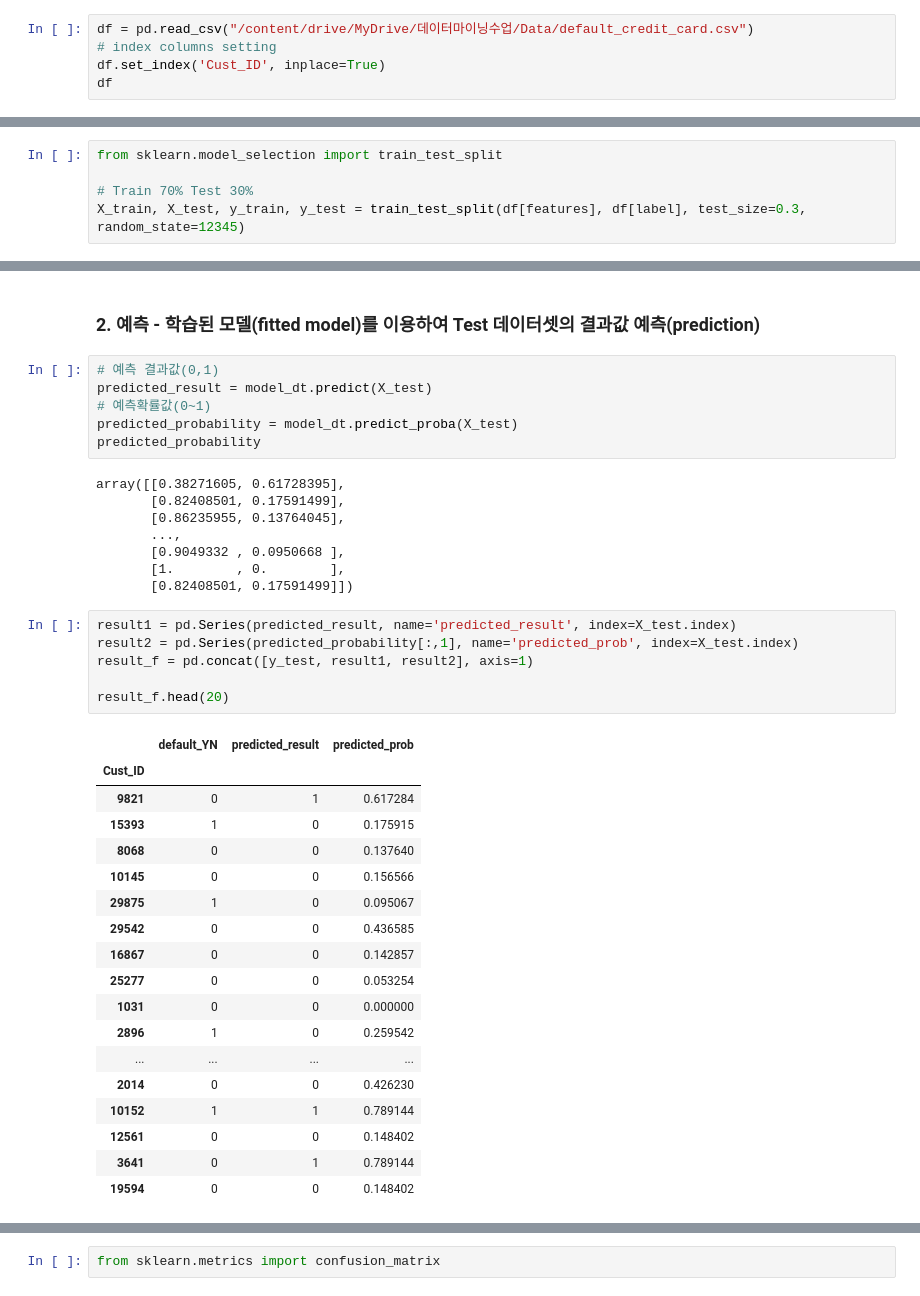
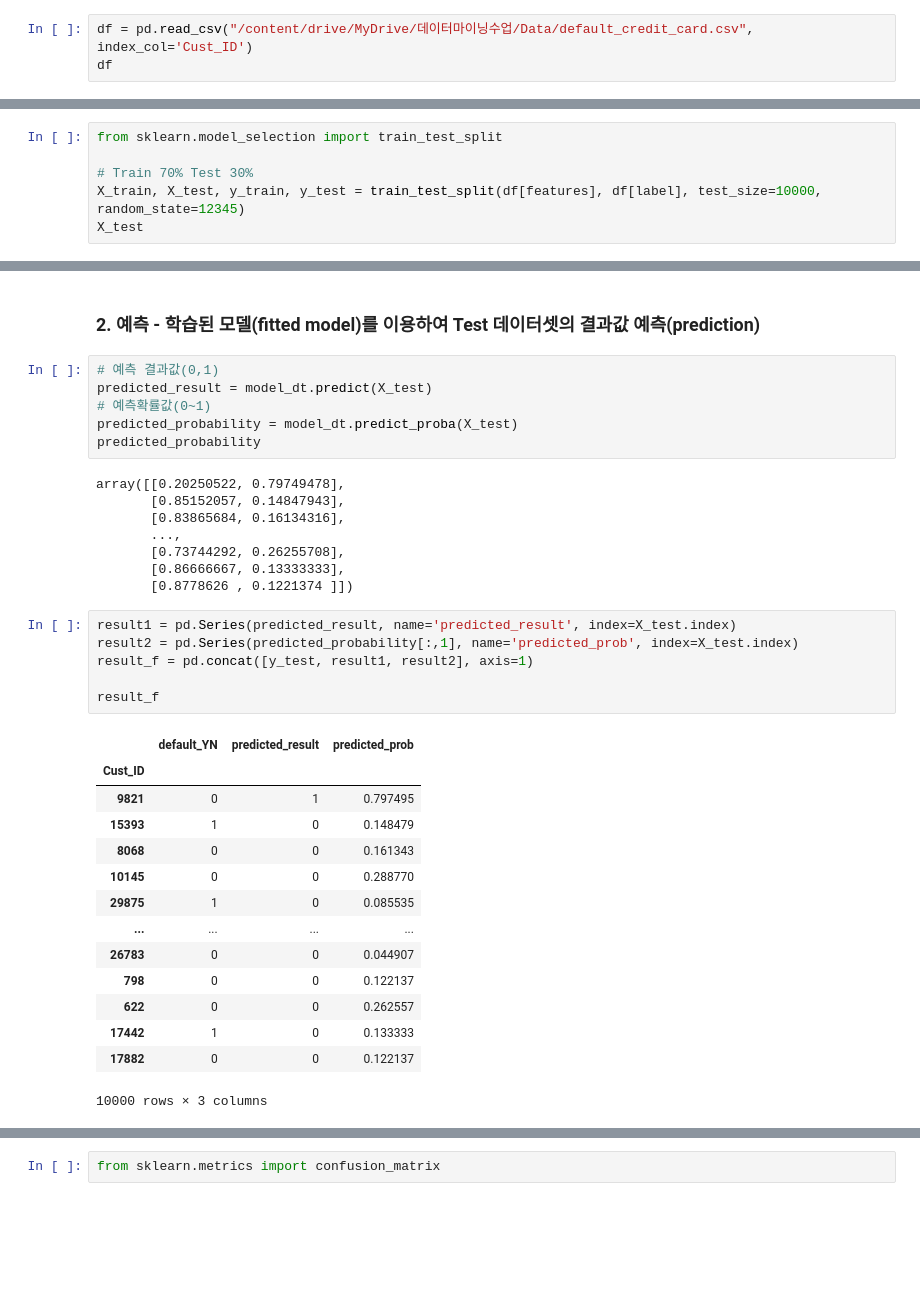
Before and after one commit to datadigger01/datamining, a Jupyter notebook: Evaluation.ipynb, the cells around one changed output, grey strips where cells are left out. Drawn from its saved outputs; the diff is of its cells as text; blank space fills up the shorter version.

```diff
--- a/Evaluation.ipynb
+++ b/Evaluation.ipynb
@@ -10,9 +10,7 @@ import matplotlib.pyplot as plt
 %matplotlib inline
 import seaborn as sns
 # %%
-df = pd.read_csv("/content/drive/MyDrive/데이터마이닝수업/Data/default_credit_card.csv")
-# index columns setting
-df.set_index('Cust_ID', inplace=True)
+df = pd.read_csv("/content/drive/MyDrive/데이터마이닝수업/Data/default_credit_card.csv", index_col='Cust_ID')
 df
 # %% [output]
 |  | LIMIT_BAL | SEX | EDUCATION | MARRIAGE | AGE | PAY_0 | PAY_2 | PAY_3 | PAY_4 | PAY_5 | ... |
@@ -83,4 +81,5 @@ Name: default_YN, dtype: int64
 from sklearn.model_selection import train_test_split
 
 # Train 70% Test 30%
-X_train, X_test, y_train, y_test = train_test_split(df[features], df[label], test_size=0.3, random_state=12345)
+X_train, X_test, y_train, y_test = train_test_split(df[features], df[label], test_size=10000, random_state=12345)
+X_test
@@ -107,38 +121,34 @@ predicted_result = model_dt.predict(X_test)
 predicted_probability = model_dt.predict_proba(X_test)
 predicted_probability
 # %% [output]
-array([[0.38271605, 0.61728395],
-       [0.82408501, 0.17591499],
-       [0.86235955, 0.13764045],
+array([[0.20250522, 0.79749478],
+       [0.85152057, 0.14847943],
+       [0.83865684, 0.16134316],
        ...,
-       [0.9049332 , 0.0950668 ],
-       [1.        , 0.        ],
-       [0.82408501, 0.17591499]])
+       [0.73744292, 0.26255708],
+       [0.86666667, 0.13333333],
+       [0.8778626 , 0.1221374 ]])
 # %%
 result1 = pd.Series(predicted_result, name='predicted_result', index=X_test.index)
 result2 = pd.Series(predicted_probability[:,1], name='predicted_prob', index=X_test.index)
 result_f = pd.concat([y_test, result1, result2], axis=1)
 
-result_f.head(20)
+result_f
 # %% [output]
 |  | default_YN | predicted_result | predicted_prob |
 | Cust_ID |  |  |  |
-| 9821 | 0 | 1 | 0.617284 |
-| 15393 | 1 | 0 | 0.175915 |
-| 8068 | 0 | 0 | 0.137640 |
-| 10145 | 0 | 0 | 0.156566 |
-| 29875 | 1 | 0 | 0.095067 |
-| 29542 | 0 | 0 | 0.436585 |
-| 16867 | 0 | 0 | 0.142857 |
-| 25277 | 0 | 0 | 0.053254 |
-| 1031 | 0 | 0 | 0.000000 |
-| 2896 | 1 | 0 | 0.259542 |
+| 9821 | 0 | 1 | 0.797495 |
+| 15393 | 1 | 0 | 0.148479 |
+| 8068 | 0 | 0 | 0.161343 |
+| 10145 | 0 | 0 | 0.288770 |
+| 29875 | 1 | 0 | 0.085535 |
 | ... | ... | ... | ... |
-| 2014 | 0 | 0 | 0.426230 |
-| 10152 | 1 | 1 | 0.789144 |
-| 12561 | 0 | 0 | 0.148402 |
-| 3641 | 0 | 1 | 0.789144 |
-| 19594 | 0 | 0 | 0.148402 |
+| 26783 | 0 | 0 | 0.044907 |
+| 798 | 0 | 0 | 0.122137 |
+| 622 | 0 | 0 | 0.262557 |
+| 17442 | 1 | 0 | 0.133333 |
+| 17882 | 0 | 0 | 0.122137 |
+10000 rows × 3 columns
 # %%
 result_f.info()
 # %% [output]
```
Also changed, not shown: parts of 9 cells of this notebook.
